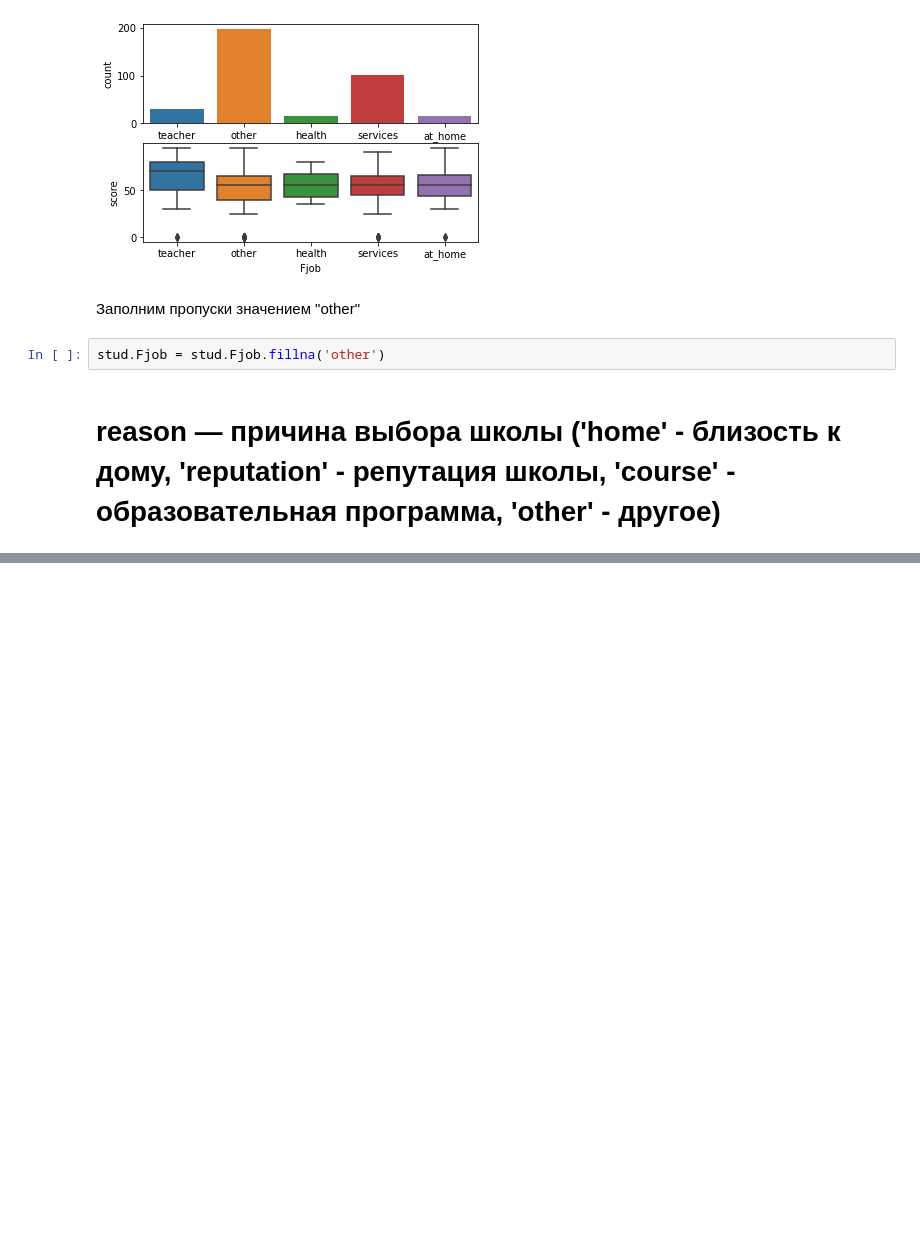
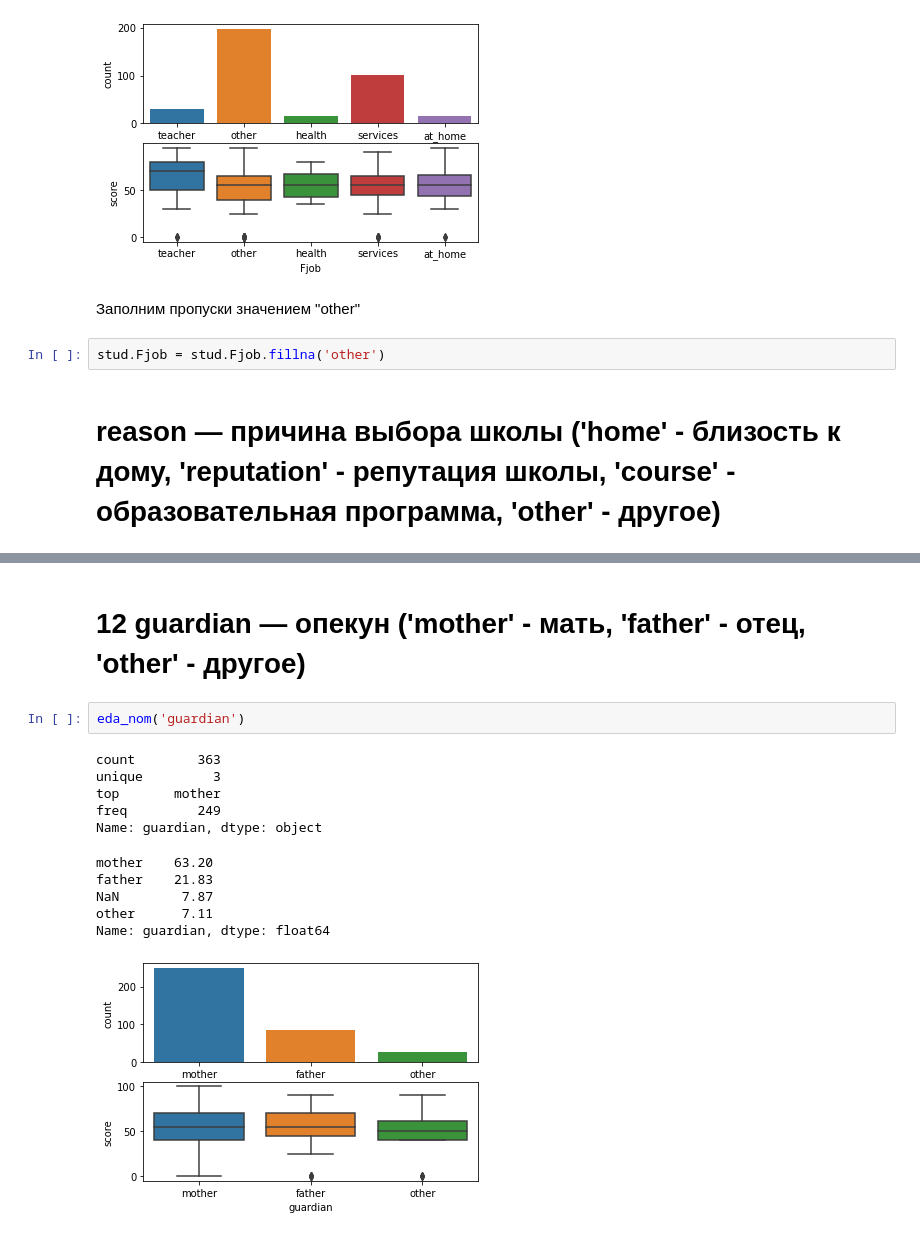
Before and after one commit to gdokuchaev/skillfactory_rds, a Jupyter notebook: module_2/stud_math.ipynb, the cells around one changed output, grey strips where cells are left out. Drawn from its saved outputs; the diff is of its cells as text; blank space fills up the shorter version.

```diff
--- a/module_2/stud_math.ipynb
+++ b/module_2/stud_math.ipynb
@@ -538,0 +570,16 @@ Name: reason, dtype: float64
+# %% [markdown]
+# 12 guardian — опекун ('mother' - мать, 'father' - отец, 'other' - другое)
+# %%
+eda_nom('guardian')
+# %% [output]
+count        363
+unique         3
+top       mother
+freq         249
+Name: guardian, dtype: object
+mother    63.20
+father    21.83
+NaN        7.87
+other      7.11
+Name: guardian, dtype: float64
+[figure, added]
```
Also changed, not shown: parts of 87 cells of this notebook.
